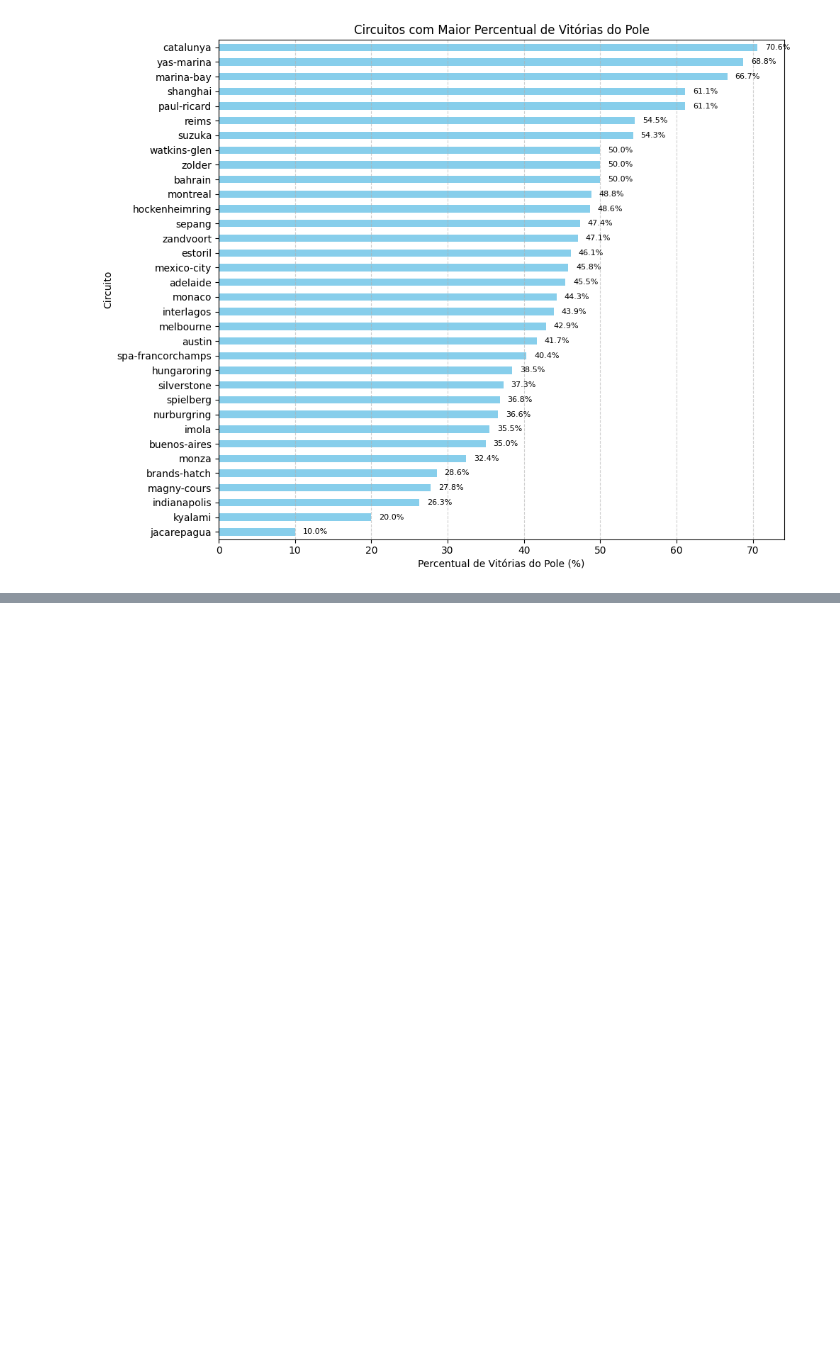
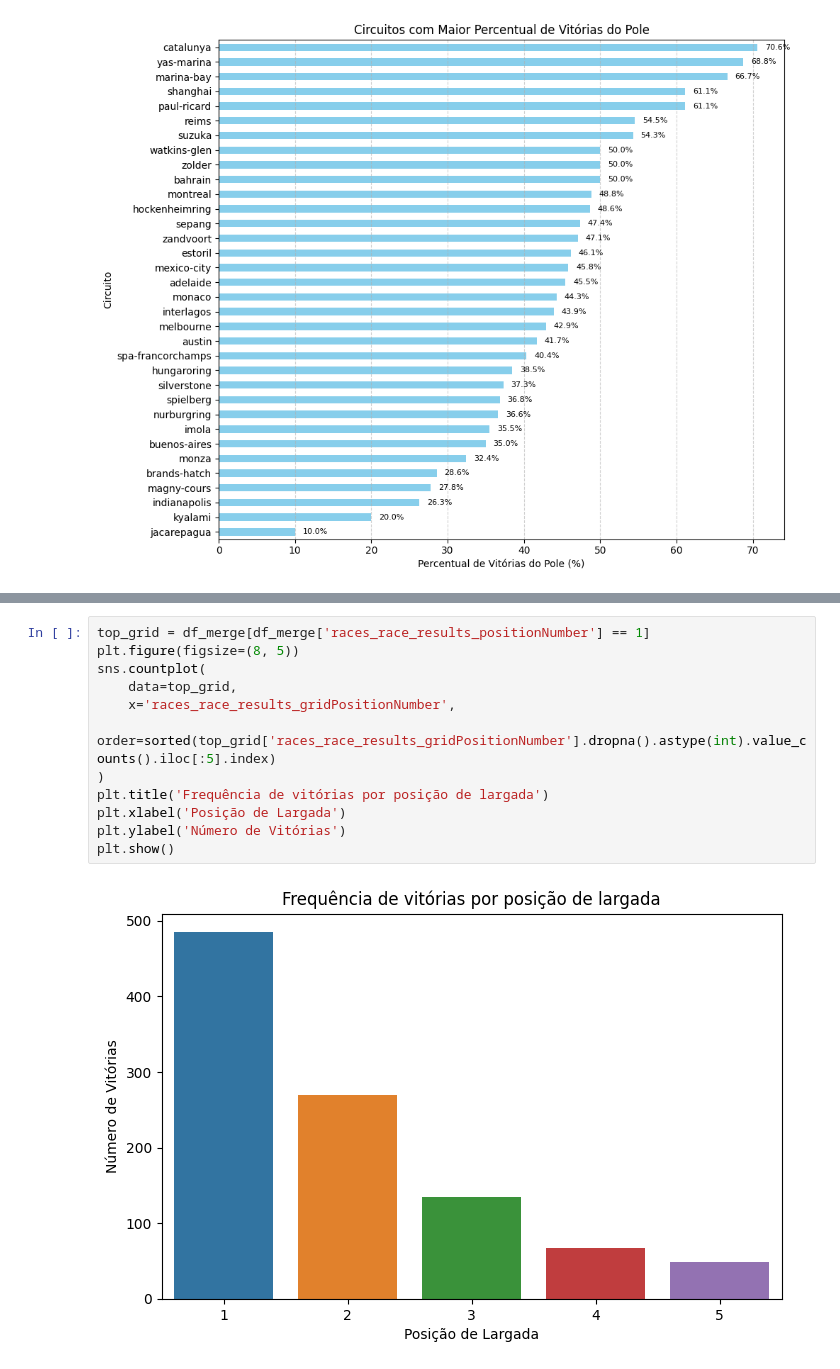
Before and after one commit to VTorres09/DataMiningProject, a Jupyter notebook: data_preparation.ipynb, the cells around one changed output, grey strips where cells are left out. Drawn from its saved outputs; the diff is of its cells as text; blank space fills up the shorter version.

```diff
--- a/data_preparation.ipynb
+++ b/data_preparation.ipynb
@@ -371,0 +482,14 @@ plt.show()
+# %%
+top_grid = df_merge[df_merge['races_race_results_positionNumber'] == 1]
+plt.figure(figsize=(8, 5))
+sns.countplot(
+    data=top_grid,
+    x='races_race_results_gridPositionNumber',
+    order=sorted(top_grid['races_race_results_gridPositionNumber'].dropna().astype(int).value_counts().iloc[:5].index)
+)
+plt.title('Frequência de vitórias por posição de largada')
+plt.xlabel('Posição de Largada')
+plt.ylabel('Número de Vitórias')
+plt.show()
+# %% [output]
+[figure, added]
```
Also changed, not shown: parts of 18 cells of this notebook.
